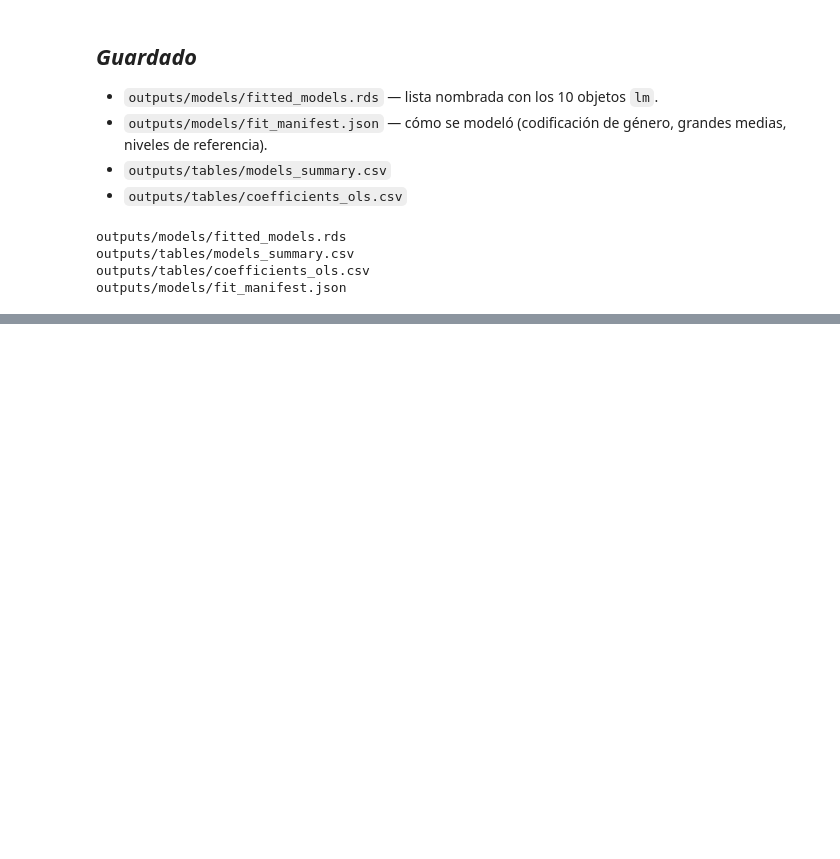
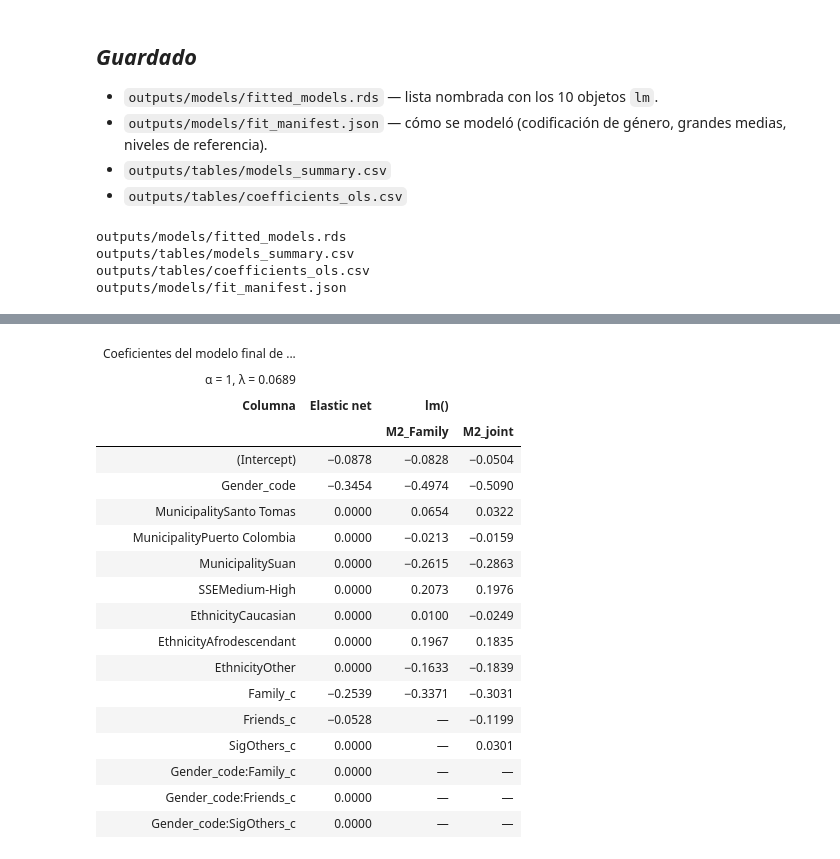
Before and after one commit to luencaro/social-support-entrapment-gender-atlantico-, a Jupyter notebook: notebooks/fit_models.ipynb, the cells around one changed output, grey strips where cells are left out. Saved outputs shown, nothing was run; the diff lists cells and outputs as text; code cells hidden in the pictures; blank space fills up the shorter version.

```diff
--- a/notebooks/fit_models.ipynb
+++ b/notebooks/fit_models.ipynb
@@ -341,0 +356,34 @@ N registrado:          530
+# %%
+en_coefficients(en_model) %>%
+  mutate(lm_M2_Family = coef(models$M2_Family)[term],
+         lm_M2_joint  = coef(models$M2_joint)[term]) %>%
+  gt() %>%
+  fmt_number(-term, decimals = 4) %>%
+  sub_missing(missing_text = "—") %>%
+  cols_label(term = "Columna", estimate = "Elastic net",
+             lm_M2_Family = "M2_Family", lm_M2_joint = "M2_joint") %>%
+  tab_spanner("lm()", c(lm_M2_Family, lm_M2_joint)) %>%
+  tab_style(style = cell_text(color = "grey60"),
+            locations = cells_body(columns = estimate, rows = estimate == 0)) %>%
+  tab_header(title = "Coeficientes del modelo final de elastic net",
+             subtitle = sprintf("α = %g, λ = %.4f", en_model$alpha, en_model$lambda))
+# %% [output]
+| Coeficientes del modelo final de ... |  |  |  |
+| α = 1, λ = 0.0689 |  |  |  |
+| Columna | Elastic net | lm() |  |
+|  |  | M2_Family | M2_joint |
+| (Intercept) | −0.0878 | −0.0828 | −0.0504 |
+| Gender_code | −0.3454 | −0.4974 | −0.5090 |
+| MunicipalitySanto Tomas | 0.0000 | 0.0654 | 0.0322 |
+| MunicipalityPuerto Colombia | 0.0000 | −0.0213 | −0.0159 |
+| MunicipalitySuan | 0.0000 | −0.2615 | −0.2863 |
+| SSEMedium-High | 0.0000 | 0.2073 | 0.1976 |
+| EthnicityCaucasian | 0.0000 | 0.0100 | −0.0249 |
+| EthnicityAfrodescendant | 0.0000 | 0.1967 | 0.1835 |
+| EthnicityOther | 0.0000 | −0.1633 | −0.1839 |
+| Family_c | −0.2539 | −0.3371 | −0.3031 |
+| Friends_c | −0.0528 | — | −0.1199 |
+| SigOthers_c | 0.0000 | — | 0.0301 |
+| Gender_code:Family_c | 0.0000 | — | — |
+| Gender_code:Friends_c | 0.0000 | — | — |
+| Gender_code:SigOthers_c | 0.0000 | — | — |
```
Also changed, not shown: parts of 20 cells of this notebook, 11 other files.
